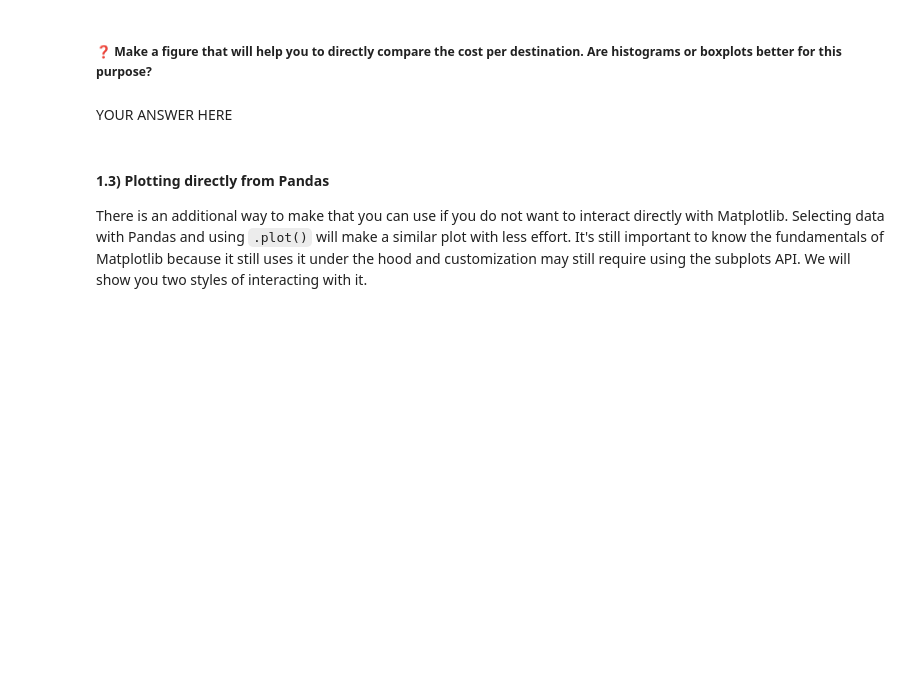
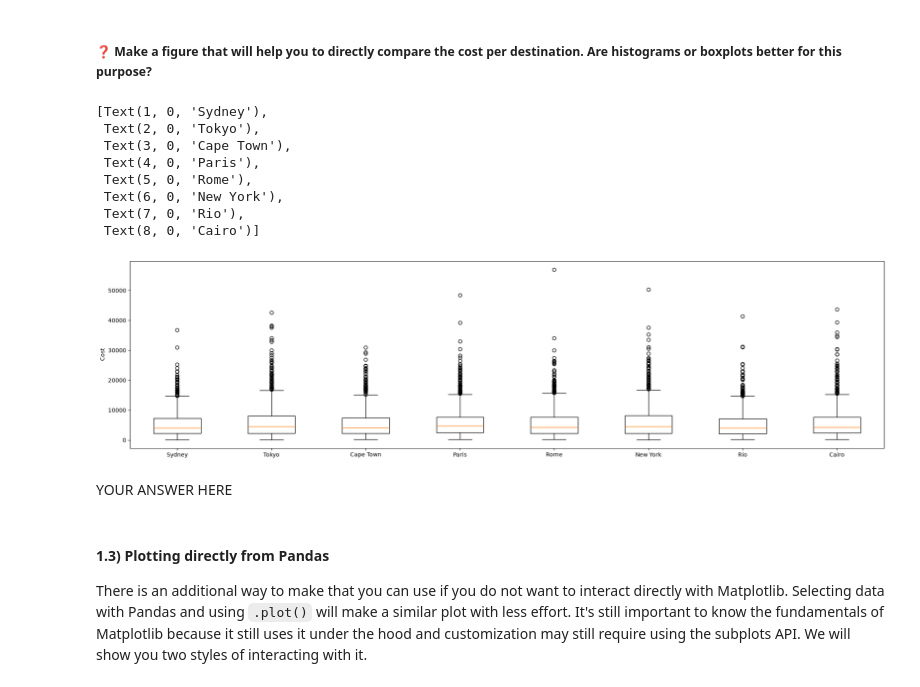
Before and after one commit to ManoahKinnaert/DAML, a Jupyter notebook: lab3/lab_3_data_visualisation.ipynb, the cells around one changed output. Drawn from its saved outputs; the diff is of its cells as text; code cells hidden in the pictures; blank space fills up the shorter version.

```diff
--- a/lab3/lab_3_data_visualisation.ipynb
+++ b/lab3/lab_3_data_visualisation.ipynb
@@ -253,3 +296,21 @@ ax[1].boxplot(travel_dataset["cost"]);
+# %%
+#YOUR CODE HERE
+destinations = travel_dataset["destination"].unique()
+cost_per_destination = [travel_dataset[travel_dataset["destination"] == destination]["cost"] for destination in destinations]
+fig, ax = plt.subplots(1, 1, figsize=(24, 6))
+ax.boxplot(cost_per_destination)
+ax.set_ylabel("Cost")
+ax.set_xticklabels(destinations)
+# %% [output]
+[Text(1, 0, 'Sydney'),
+ Text(2, 0, 'Tokyo'),
+ Text(3, 0, 'Cape Town'),
+ Text(4, 0, 'Paris'),
+ Text(5, 0, 'Rome'),
+ Text(6, 0, 'New York'),
+ Text(7, 0, 'Rio'),
+ Text(8, 0, 'Cairo')]
+[figure, added]
 # %% [markdown]
 YOUR ANSWER HERE
 # %% [markdown]
```
Also changed, not shown: parts of 15 cells of this notebook.
